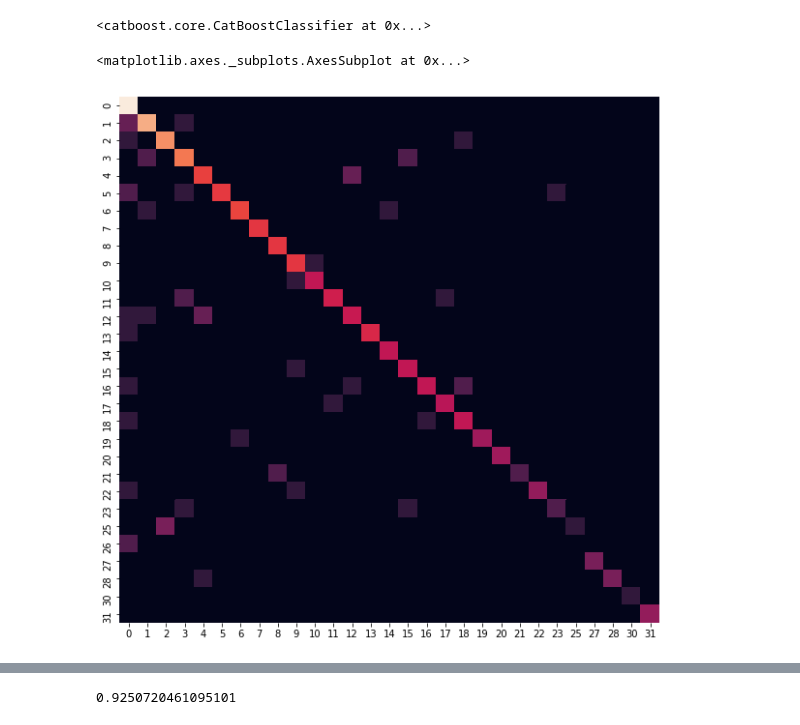
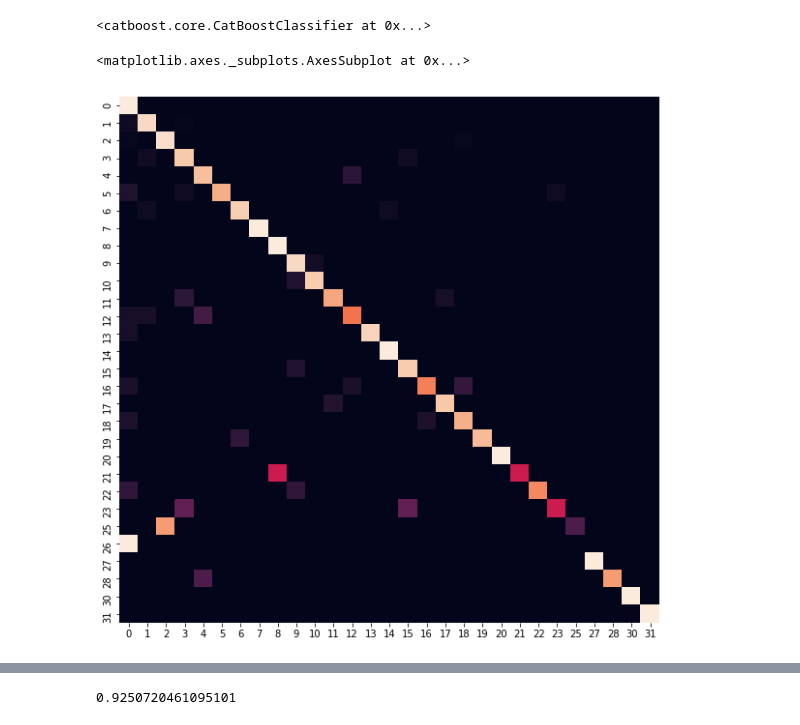
Before and after one commit to mxposed/sickle, a Jupyter notebook: 05-catboost-mca/find_best_params.ipynb, the cells around one changed output, grey strips where cells are left out. Cells and saved outputs as stored; diff of their text form; code cells hidden in the pictures.

Commit message:
Normalise confusion matrices

```diff
--- a/05-catboost-mca/find_best_params.ipynb
+++ b/05-catboost-mca/find_best_params.ipynb
@@ -200,6 +201,8 @@ def results_matrix(x, y):
     res = pd.DataFrame(index=sorted(x.unique()), columns=sorted(y.unique()))
     for i in res.index:
         res.loc[i,:] = y[(x[x == i]).index].value_counts(sort=False).sort_index()
-    return res.fillna(0)
+    res.fillna(0, inplace=True)
+    sums = res.sum(axis=1)
+    return res.div(sums, axis=0)
 # %%
 plt.figure(figsize=(10, 10))
@@ -308,8 +331,8 @@ MetricVisualizer(data={'catboost_info': {'path': 'catboost_info', 'name': 'catbo
 preds_acc = pd.Series(best_model_acc.predict(X_test)[:,0], index=y_test.index).astype(int)
 # %%
 plt.figure(figsize=(10, 10))
-confusion = np.log2(results_matrix(y_test, preds_acc) + 1)
+confusion = results_matrix(y_test, preds_acc)
 seaborn.heatmap(confusion, cbar=None)
 # %% [output]
 <matplotlib.axes._subplots.AxesSubplot at 0x...>
-[figure, old version]
+[figure, new version]
```
Also changed, not shown: parts of 6 cells of this notebook.
